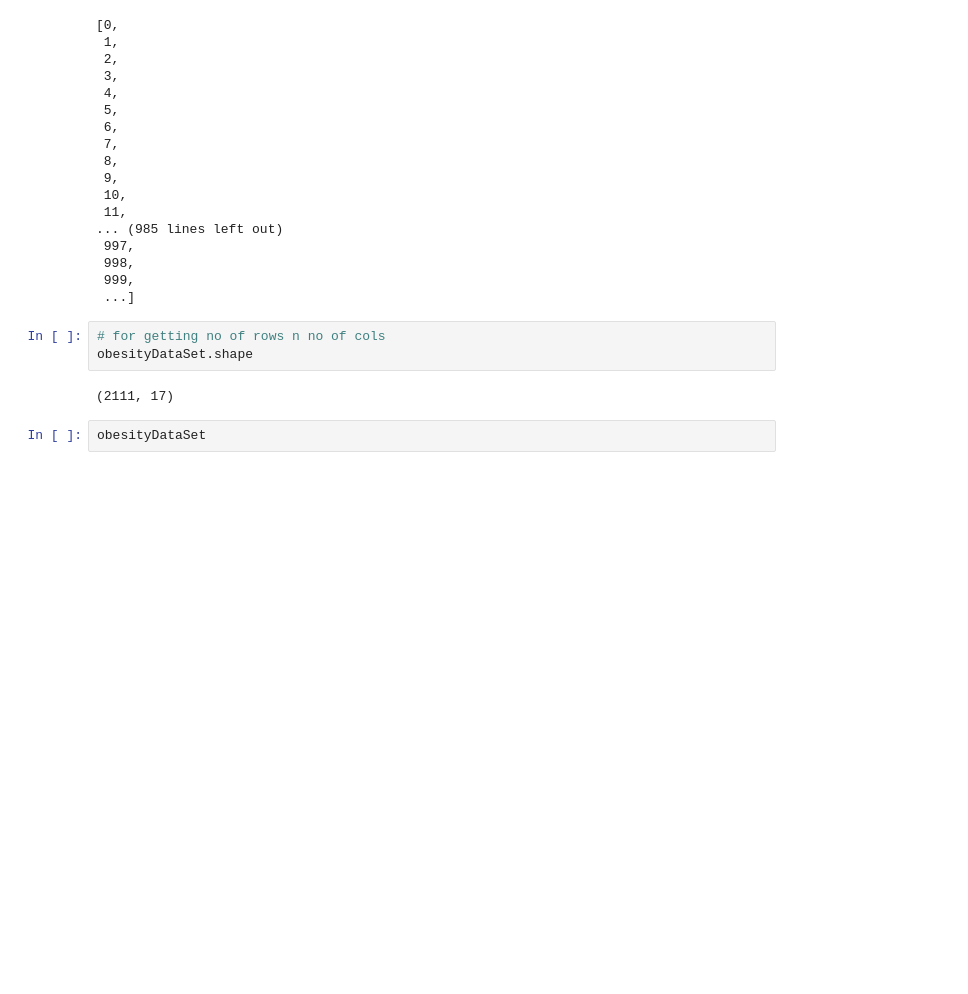
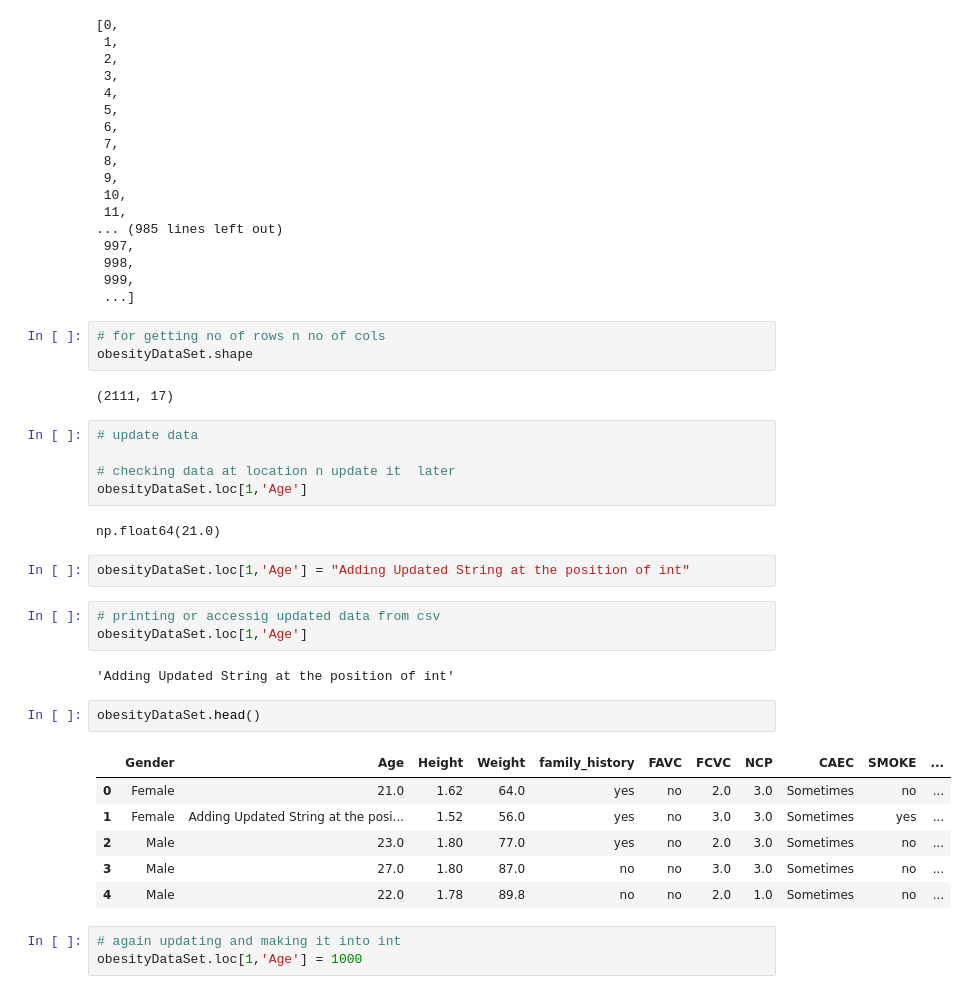
Before and after one commit to satyanshpandey/pandas-learning-, a Jupyter notebook: working_with_obesity_dataset.ipynb, the cells around one changed output. Saved outputs shown, nothing was run; the diff lists cells and outputs as text; blank space fills up the shorter version.

```diff
--- a/working_with_obesity_dataset.ipynb
+++ b/working_with_obesity_dataset.ipynb
@@ -155,4 +155,28 @@ obesityDataSet.shape
 # %% [output]
 (2111, 17)
 # %%
-obesityDataSet
+# update data
+
+# checking data at location n update it  later
+obesityDataSet.loc[1,'Age']
+# %% [output]
+np.float64(21.0)
+# %%
+obesityDataSet.loc[1,'Age'] = "Adding Updated String at the position of int"
+# %%
+# printing or accessig updated data from csv
+obesityDataSet.loc[1,'Age']
+# %% [output]
+'Adding Updated String at the position of int'
+# %%
+obesityDataSet.head()
+# %% [output]
+|  | Gender | Age | Height | Weight | family_history | FAVC | FCVC | NCP | CAEC | SMOKE | ... |
+| 0 | Female | 21.0 | 1.62 | 64.0 | yes | no | 2.0 | 3.0 | Sometimes | no | ... |
+| 1 | Female | Adding Updated String at the posi... | 1.52 | 56.0 | yes | no | 3.0 | 3.0 | Sometimes | yes | ... |
+| 2 | Male | 23.0 | 1.80 | 77.0 | yes | no | 2.0 | 3.0 | Sometimes | no | ... |
+| 3 | Male | 27.0 | 1.80 | 87.0 | no | no | 3.0 | 3.0 | Sometimes | no | ... |
+| 4 | Male | 22.0 | 1.78 | 89.8 | no | no | 2.0 | 1.0 | Sometimes | no | ... |
+# %%
+# again updating and making it into int
+obesityDataSet.loc[1,'Age'] = 1000
```
Also changed, not shown: parts of 6 cells of this notebook.
